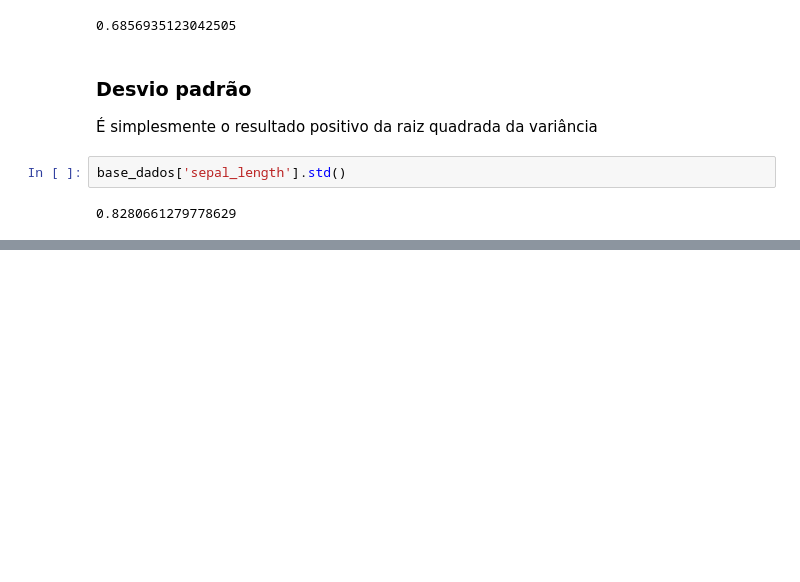
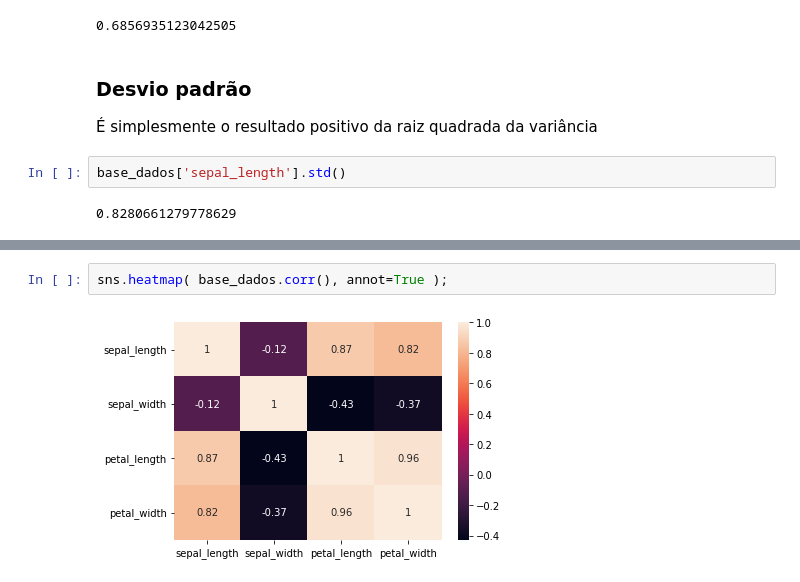
Before and after one commit to JardelSilva-86/Python-para-An-lise-de-Dados, a Jupyter notebook: Estatística_Descritiva.ipynb, the cells around one changed output, grey strips where cells are left out. Saved outputs shown, nothing was run; the diff lists cells and outputs as text; blank space fills up the shorter version.

```diff
--- a/Estatística_Descritiva.ipynb
+++ b/Estatística_Descritiva.ipynb
@@ -143,0 +218,4 @@ base_dados['sepal_length'].std()
+# %%
+sns.heatmap( base_dados.corr(), annot=True );
+# %% [output]
+[figure, added]
```
Also changed, not shown: parts of 14 cells of this notebook.
